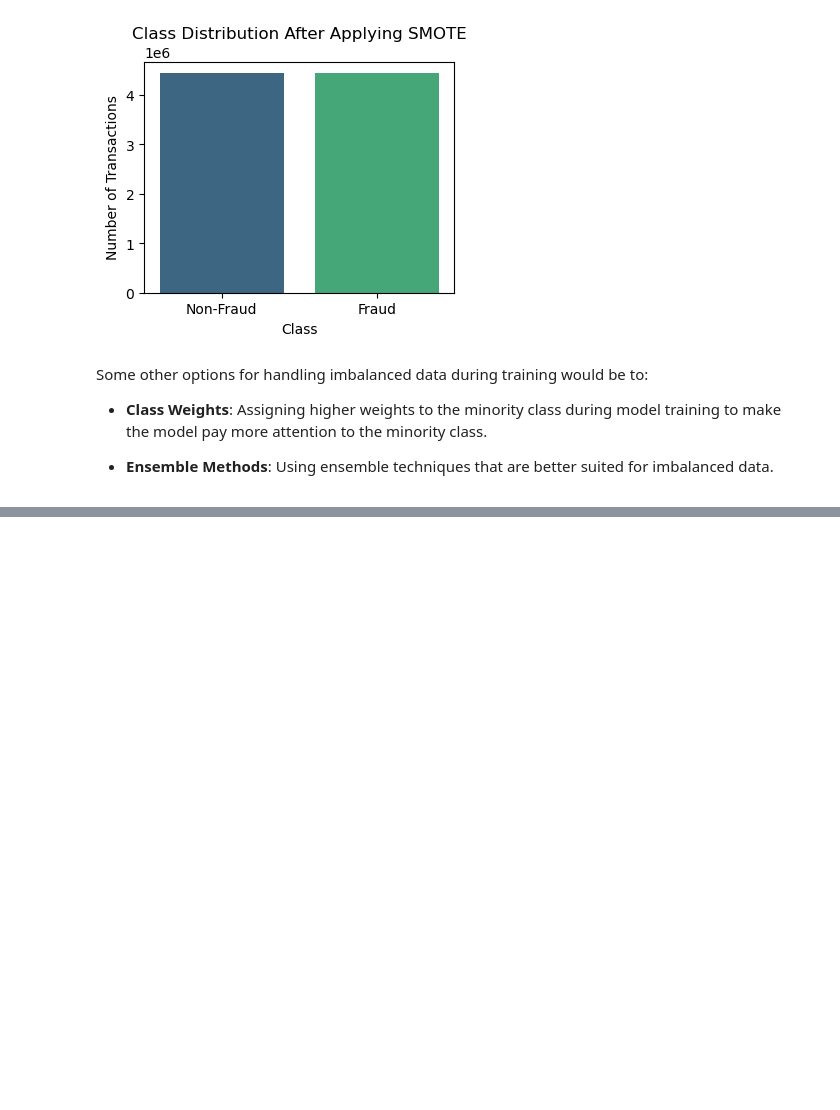
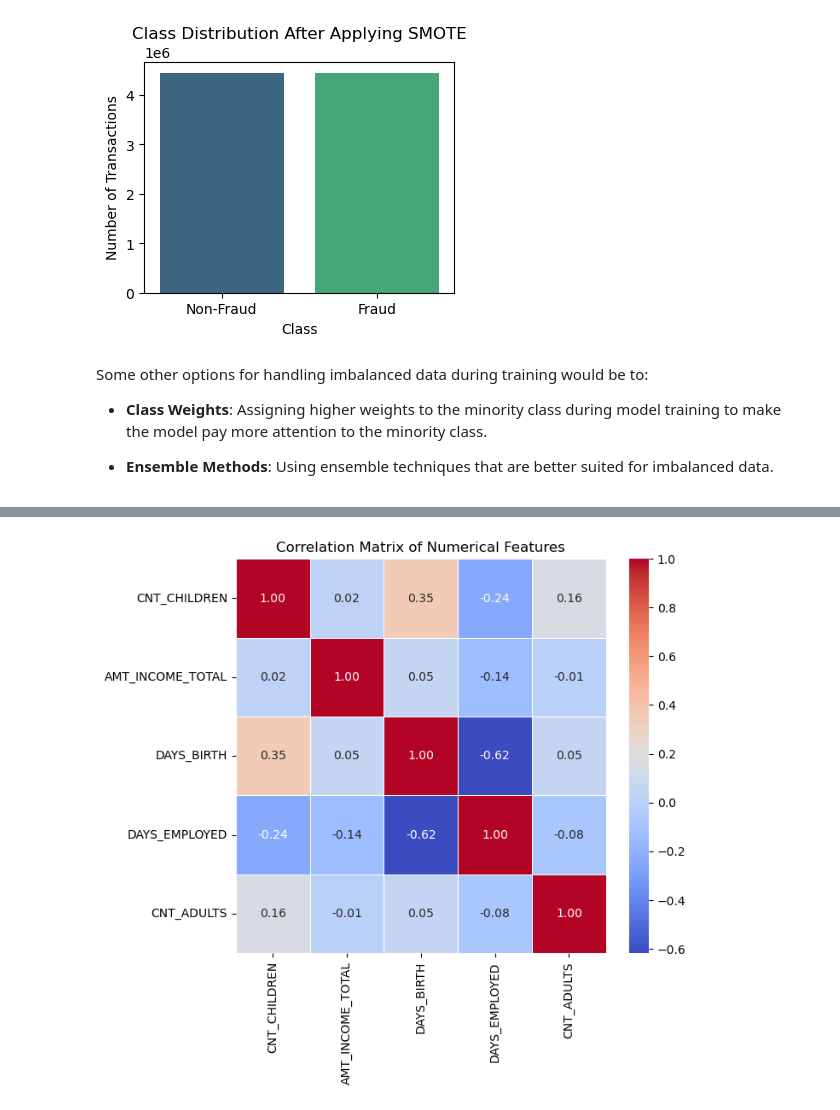
Before and after one commit to curio25/fraud-detection, a Jupyter notebook: analytics/eda.ipynb, the cells around one changed output, grey strips where cells are left out. Drawn from its saved outputs; the diff is of its cells as text; code cells hidden in the pictures; blank space fills up the shorter version.

```diff
--- a/analytics/eda.ipynb
+++ b/analytics/eda.ipynb
@@ -458,0 +588,4 @@ Some other options for handling imbalanced data during training would be to:
+# %%
+# create new features to solve high correlation
+df_2['CNT_ADULTS'] = df_2['CNT_FAM_MEMBERS'] - df_2['CNT_CHILDREN']
+df_2[df_2['CNT_CHILDREN'] > 0][['CNT_CHILDREN', 'CNT_FAM_MEMBERS', 'CNT_ADULTS']].head()
@@ -458,0 +599,12 @@ Some other options for handling imbalanced data during training would be to:
+# %%
+new_numerical_features = numerical_features + ['CNT_ADULTS']
+new_numerical_features.remove('CNT_FAM_MEMBERS')
+
+correlation_matrix_new = df_2[new_numerical_features].corr()
+
+plt.figure(figsize=(7,6))
+sns.heatmap(correlation_matrix_new, annot=True, fmt=".2f",cmap='coolwarm', linewidths=0.5)
+plt.title("Correlation Matrix of Numerical Features")
+plt.show()
+# %% [output]
+[figure, added]
```
Also changed, not shown: parts of 27 cells of this notebook.
